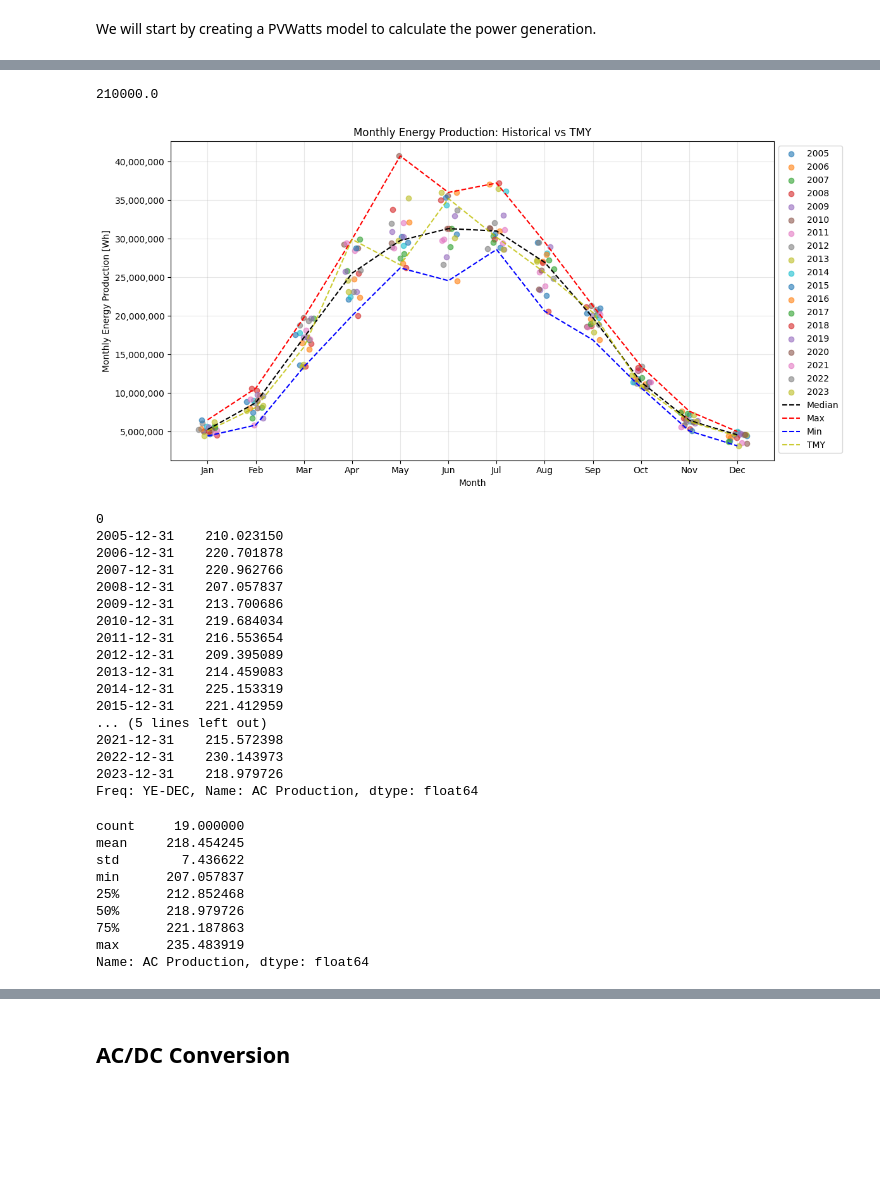
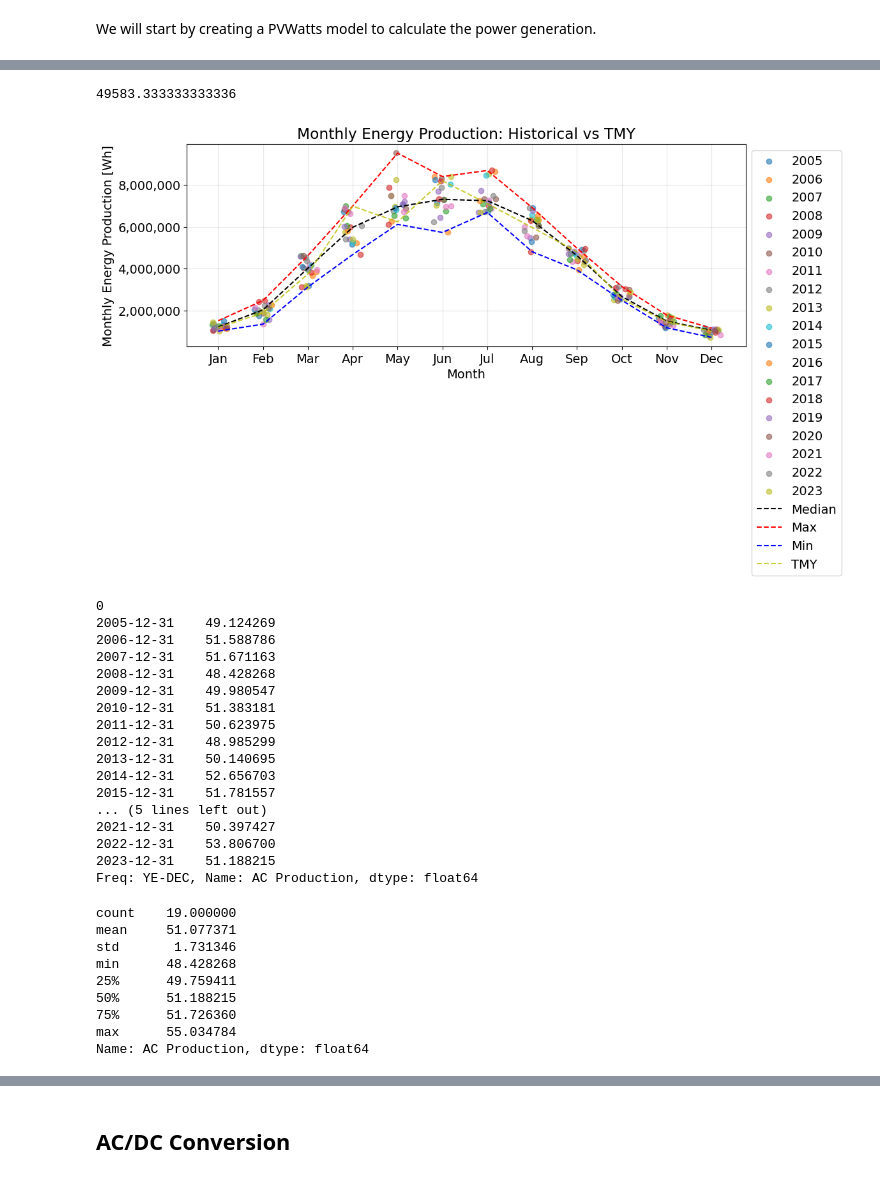
Before and after one commit to josephbenjamin/solar-model, a Jupyter notebook: solar-modelling.ipynb, the cells around one changed output, grey strips where cells are left out. Drawn from its saved outputs; the diff is of its cells as text; code cells hidden in the pictures; blank space fills up the shorter version.

```diff
--- a/solar-modelling.ipynb
+++ b/solar-modelling.ipynb
@@ -136,7 +137,7 @@ plt.plot(df_filtered['GHI'])
 # %%
 # select data source!
 # df = df_tmy
-df = df_historical[df_historical.index.year == 2013]
+df = df_historical[df_historical.index.year == 2023]
 # %%
 # Plotting the three irradiance fields
 
@@ -510,7 +512,7 @@ list(all_parameters.keys())
  'open_rack_glass_polymer',
  'insulated_back_glass_polymer']
 # %%
-tilt = 15  # choose a tilt angle from tilts used above
+tilt = 25  # choose a tilt angle from tilts used above
 parameters = all_parameters['open_rack_glass_glass']
 display(parameters)
 # note the "splat" operator "**" which expands the dictionary "parameters"
@@ -665,5 +711,5 @@ display(df_summary)
 # %%
-def plot_monthly_energy_production_with_orientation(df_historical, df_tmy, tilt_angle=15, kWp=100):
+def plot_monthly_energy_production_with_orientation(df_historical, df_tmy, tilt_angle=25, kWp=100):
     """
     Plots the monthly energy production for all years in df_historical and the TMY as a separate data series.
     Includes POA and temperature analysis, and considers 50% of panels oriented at 90° and 50% at 270°.
@@ -814,61 +860,61 @@ def plot_monthly_energy_production_with_orientation(df_historical, df_tmy, tilt_
 
 
 # Plot monthly energy production with orientation
-plot_monthly_energy_production_with_orientation(df_historical, df_tmy, tilt_angle=15, kWp=252)
+plot_monthly_energy_production_with_orientation(df_historical, df_tmy, tilt_angle=20, kWp=59.5)
 
 # Calculate total annual production for each year in historical data
 annual_historical_mwh = df_historical['AC Production'].resample('YE').sum() / 1000000
 display(annual_historical_mwh)
 display(annual_historical_mwh.describe())
 
 # Plot total annual production
 plt.figure(figsize=(10, 5))
 plt.gca().yaxis.set_major_formatter(mticker.StrMethodFormatter('{x:,.0f}'))
 dots = plt.scatter(annual_historical_mwh.index.year, annual_historical_mwh.values, color='red', alpha=0.8)
 
 # Add data labels on each point
 for i, value in enumerate(annual_historical_mwh.values):
     plt.text(
         annual_historical_mwh.index.year[i],
         value,
         f'{value:.1f}',
         ha='center',
         va='bottom',
         fontsize=8
     )
 
 plt.xlabel('Year')
 plt.ylabel('Total Annual Production [MWh]')
 plt.title('Total Annual AC Energy Production (after System Losses)')
 plt.grid(axis='y', alpha=0.3)
 plt.tight_layout()
 plt.show()
 # %% [output]
-210000.0
+49583.333333333336
-[figure, old version]
+[figure, new version]
 0
-2005-12-31    210.023150
-2006-12-31    220.701878
-2007-12-31    220.962766
-2008-12-31    207.057837
-2009-12-31    213.700686
-2010-12-31    219.684034
-2011-12-31    216.553654
-2012-12-31    209.395089
-2013-12-31    214.459083
-2014-12-31    225.153319
-2015-12-31    221.412959
+2005-12-31    49.124269
+2006-12-31    51.588786
+2007-12-31    51.671163
+2008-12-31    48.428268
+2009-12-31    49.980547
+2010-12-31    51.383181
+2011-12-31    50.623975
+2012-12-31    48.985299
+2013-12-31    50.140695
+2014-12-31    52.656703
+2015-12-31    51.781557
 ... (5 lines left out)
-2021-12-31    215.572398
-2022-12-31    230.143973
-2023-12-31    218.979726
+2021-12-31    50.397427
+2022-12-31    53.806700
+2023-12-31    51.188215
 Freq: YE-DEC, Name: AC Production, dtype: float64
-count     19.000000
-mean     218.454245
-std        7.436622
-min      207.057837
-25%      212.852468
-50%      218.979726
-75%      221.187863
-max      235.483919
+count    19.000000
+mean     51.077371
+std       1.731346
+min      48.428268
+25%      49.759411
+50%      51.188215
+75%      51.726360
+max      55.034784
 Name: AC Production, dtype: float64
```
Also changed, not shown: parts of 27 cells of this notebook.
